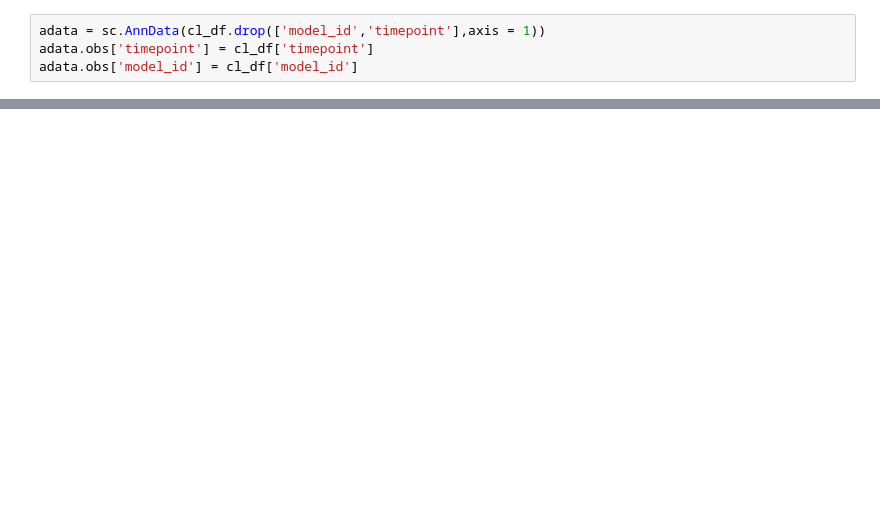
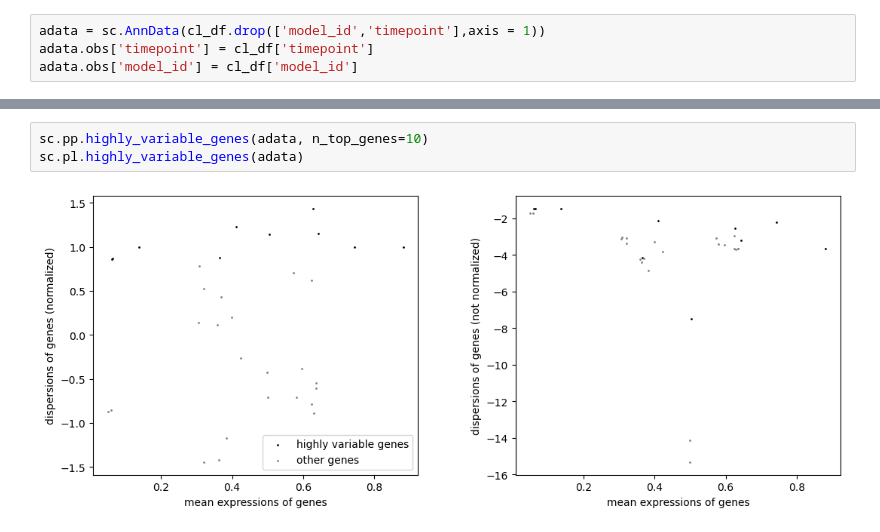
Before and after one commit to sysbio-curie/AstroLogics, a Jupyter notebook: test_Ensemble.ipynb, the cells around one changed output, grey strips where cells are left out. Cells and saved outputs as stored; diff of their text form; blank space fills up the shorter version.

```diff
--- a/test_Ensemble.ipynb
+++ b/test_Ensemble.ipynb
@@ -102,0 +102,5 @@ Falling back to random initialisation!
+# %%
+sc.pp.highly_variable_genes(adata, n_top_genes=10)
+sc.pl.highly_variable_genes(adata)
+# %% [output]
+[figure, added]
```
Also changed, not shown: parts of 25 cells of this notebook, 3 other files.
